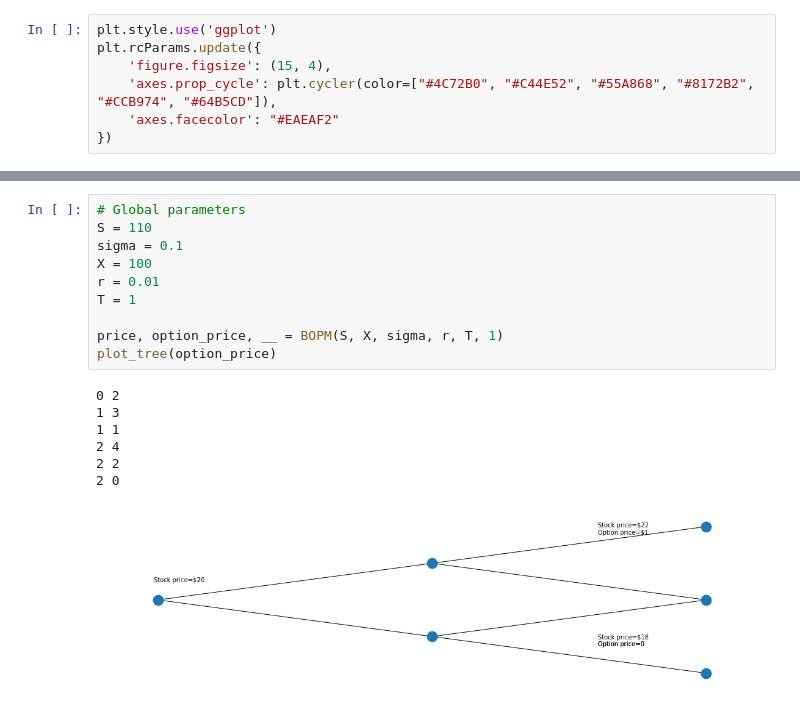
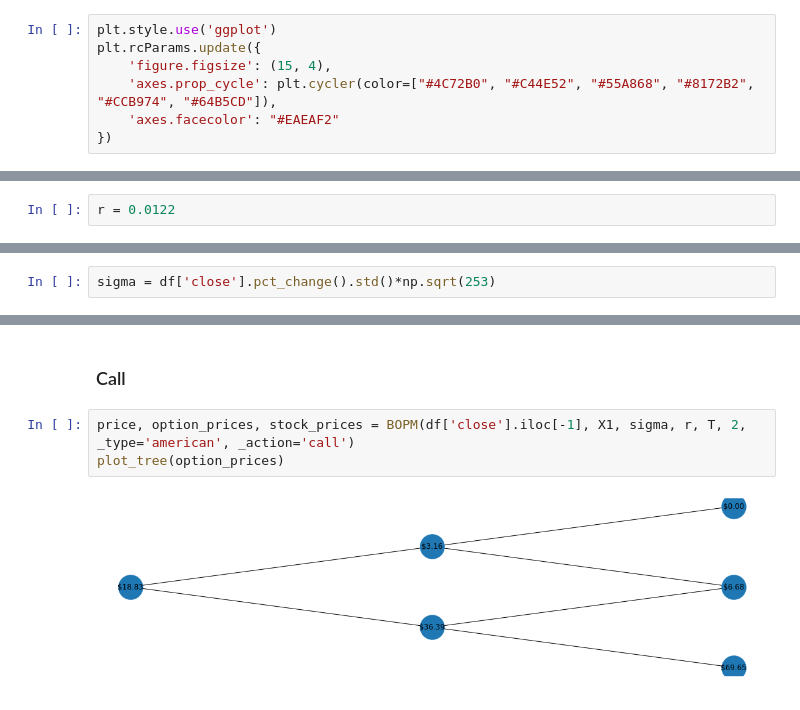
Before and after one commit to daniel-deutsch/FTD, a Jupyter notebook: Risk Management/Project 1/main.ipynb, the cells around one changed output, grey strips where cells are left out. Drawn from its saved outputs; the diff is of its cells as text.

```diff
--- a/Risk Management/Project 1/main.ipynb
+++ b/Risk Management/Project 1/main.ipynb
@@ -19,0 +49,2 @@ plt.rcParams.update({
+# %%
+r = 0.0122
@@ -19,0 +67,2 @@ plt.rcParams.update({
+# %%
+sigma = df['close'].pct_change().std()*np.sqrt(253)
@@ -90,19 +144,8 @@ def plot_tree(option_price):
     plt.show()
-# %%
-# Global parameters
-S = 110
-sigma = 0.1
-X = 100
-r = 0.01
-T = 1
-
-price, option_price, __ = BOPM(S, X, sigma, r, T, 1)
-plot_tree(option_price)
-# %% [output]
-0 2
-1 3
-1 1
-2 4
-2 2
-2 0
-[figure, removed]
+# %% [markdown]
+### Call
+# %%
+price, option_prices, stock_prices = BOPM(df['close'].iloc[-1], X1, sigma, r, T, 2, _type='american', _action='call')
+plot_tree(option_prices)
+# %% [output]
+[figure, added]
```
Also changed, not shown: parts of 51 cells of this notebook, 3 other files.
